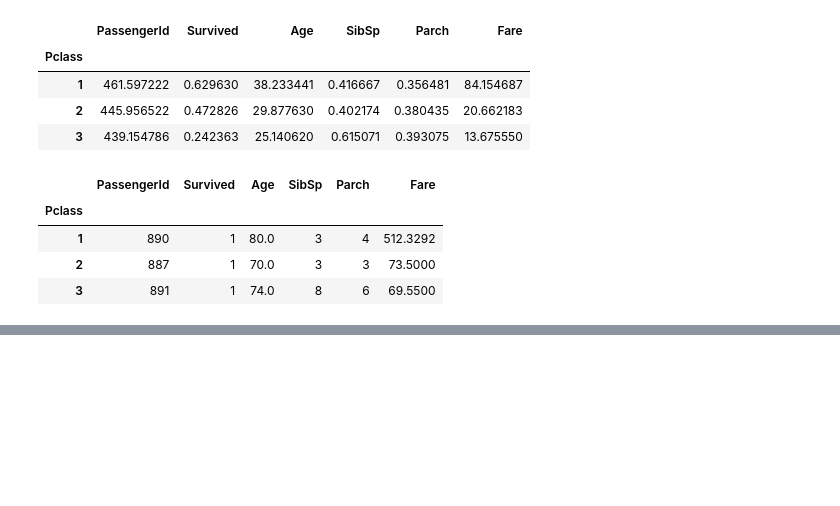
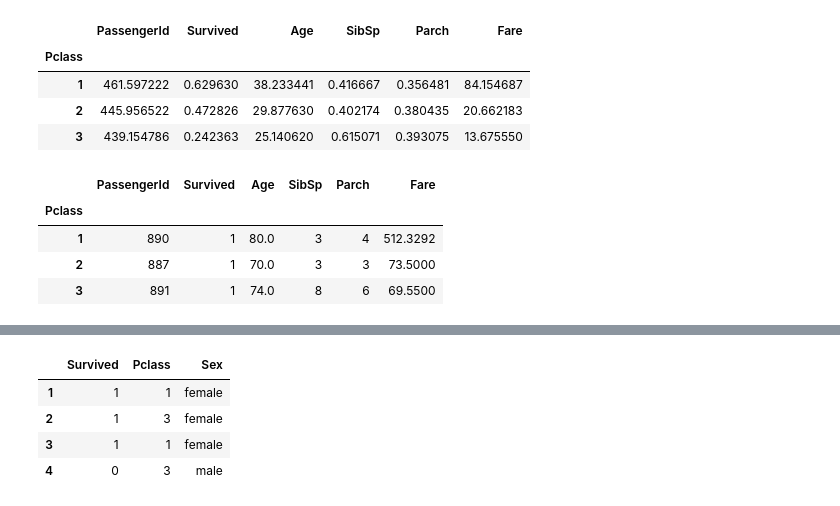
Before and after one commit to prathmeshpatil98/learnpandas, a Jupyter notebook: Advance_pandas_2_practice.ipynb, the cells around one changed output, grey strips where cells are left out. Saved outputs shown, nothing was run; the diff lists cells and outputs as text; code cells hidden in the pictures; blank space fills up the shorter version.

```diff
--- a/Advance_pandas_2_practice.ipynb
+++ b/Advance_pandas_2_practice.ipynb
@@ -222,0 +233,2 @@ g.max(numeric_only=True)
+# %%
+df1 = data[['Survived','Pclass','Sex']][1:5]
@@ -222,0 +237,8 @@ g.max(numeric_only=True)
+# %%
+df1
+# %% [output]
+|  | Survived | Pclass | Sex |
+| 1 | 1 | 1 | female |
+| 2 | 1 | 3 | female |
+| 3 | 1 | 1 | female |
+| 4 | 0 | 3 | male |
```
Also changed, not shown: parts of 8 cells of this notebook, 2 other files.
